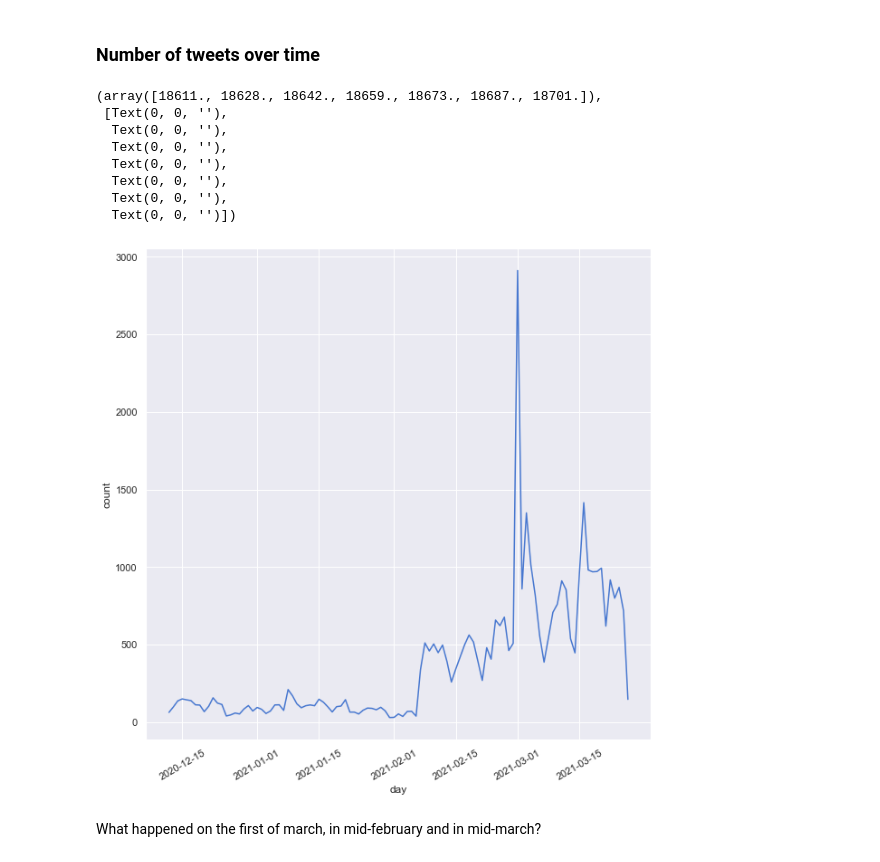
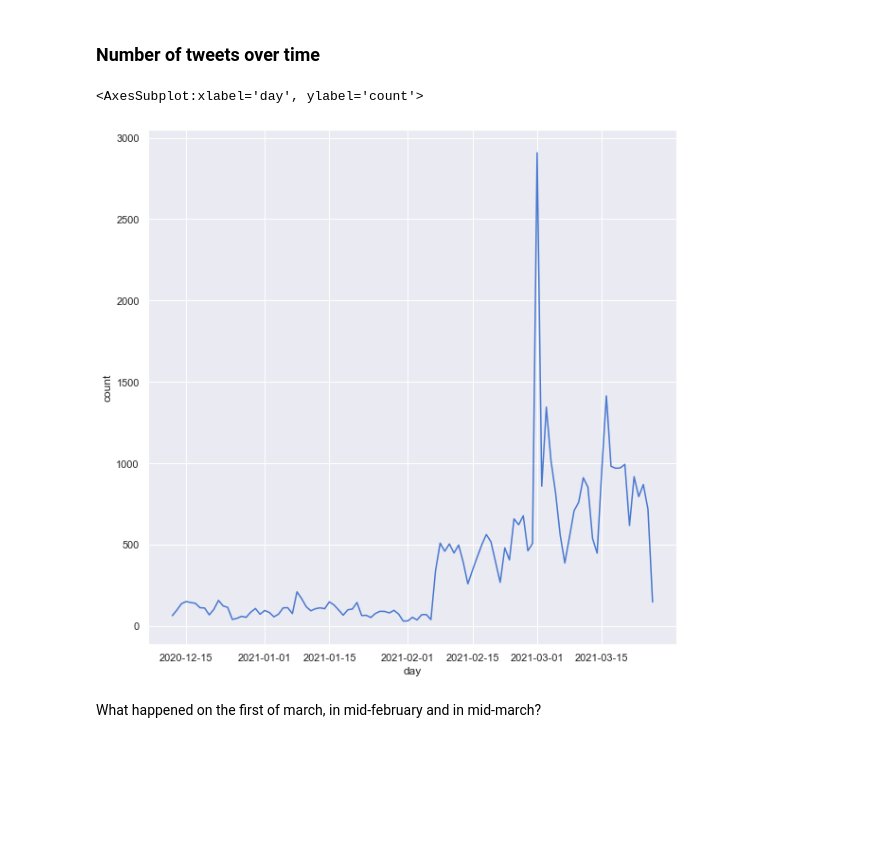
Before and after one commit to BiBa-01/Capstone_Covid, a Jupyter notebook: TweetsEDA.ipynb, the cells around one changed output. Drawn from its saved outputs; the diff is of its cells as text; code cells hidden in the pictures; blank space fills up the shorter version.

```diff
--- a/TweetsEDA.ipynb
+++ b/TweetsEDA.ipynb
@@ -180,5 +178,4 @@ df_tweety.user_location.nunique()
 # %% [output]
 8098
 # %%
-#The below mentioned columns should be dropped
-df_tweety.drop(['id', 'user_created', 'user_location', 'is_retweet', 'source'], axis=1)
+df_tweety = df_tweety.drop(['id', 'user_created', 'is_retweet', 'source', 'user_description'], axis=1).drop_duplicates(['user_name', 'text'], keep='last').reset_index()
@@ -895,24 +929,16 @@ plt.show()
 # %% [markdown]
 ### Number of tweets over time
 # %%
-over_days = df_tweety.groupby(['day'])['id'].count().reset_index()
+over_days = df_tweety.groupby(['day'])['index'].count().reset_index()
 over_days.columns = ['day', 'count']
 # %%
 
 f, ax = plt.subplots(1,1, figsize=(10, 10))
 sns.lineplot(x="day", y="count",
              data=over_days)
-plt.xticks(rotation=30)
 # %% [output]
-(array([18611., 18628., 18642., 18659., 18673., 18687., 18701.]),
- [Text(0, 0, ''),
-  Text(0, 0, ''),
-  Text(0, 0, ''),
-  Text(0, 0, ''),
-  Text(0, 0, ''),
-  Text(0, 0, ''),
-  Text(0, 0, '')])
+<AxesSubplot:xlabel='day', ylabel='count'>
-[figure, old version]
+[figure, new version]
 # %% [markdown]
 What happened on the first of march, in mid-february and in mid-march?
 # %% [markdown]
```
Also changed, not shown: parts of 31 cells of this notebook, 1 other file.
